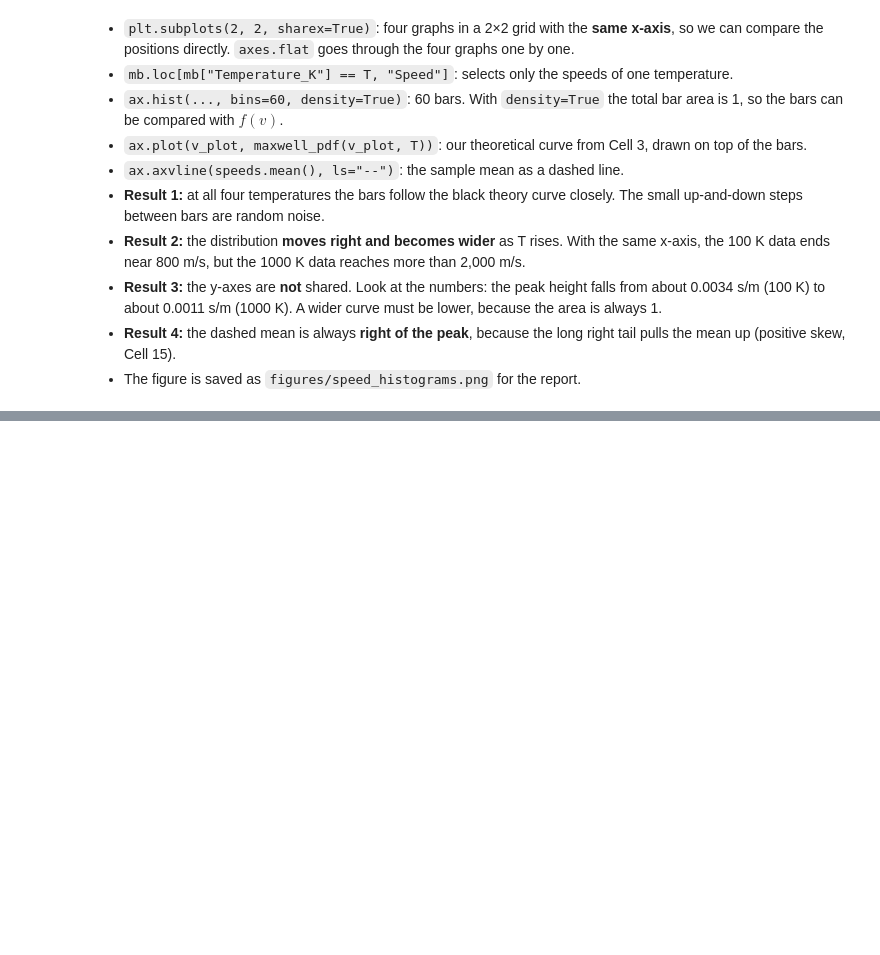
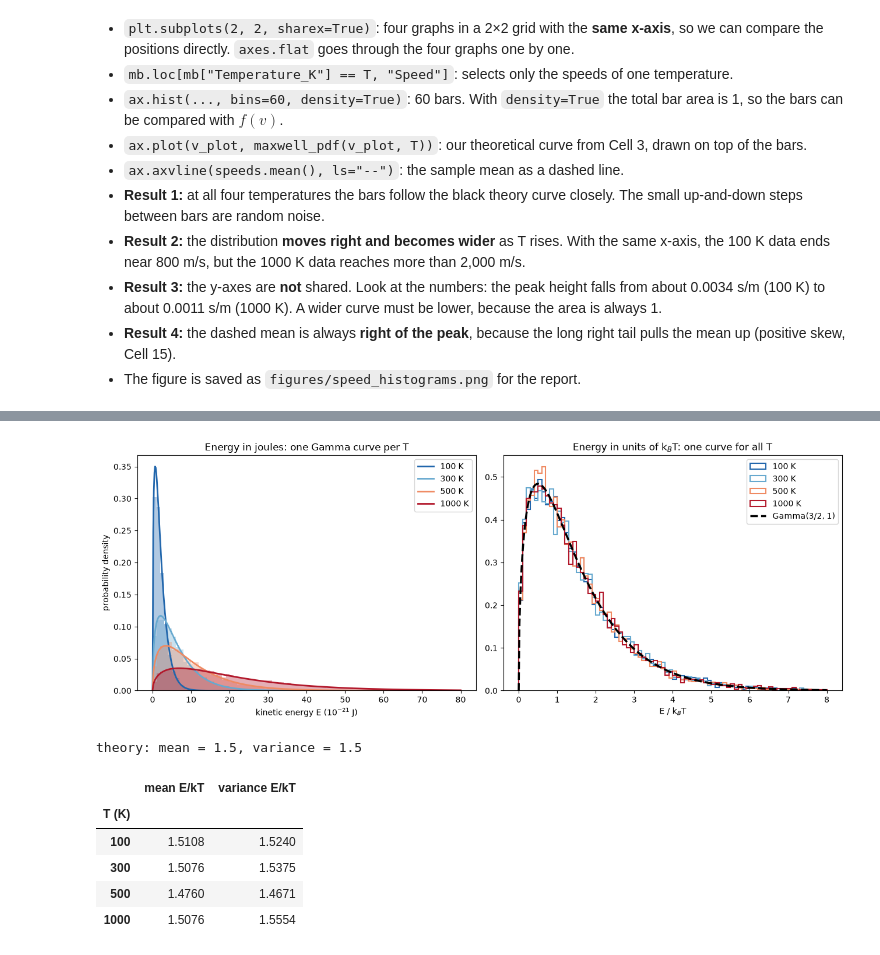
Before and after one commit to 2026023DataAnalysis/Strategy_thinking, a Jupyter notebook: Fluid Data Analytic.ipynb, the cells around one changed output, grey strips where cells are left out. Drawn from its saved outputs; the diff is of its cells as text; code cells hidden in the pictures; blank space fills up the shorter version.

```diff
--- a/Fluid Data Analytic.ipynb
+++ b/Fluid Data Analytic.ipynb
@@ -773,0 +879,41 @@ plt.show()
+# %%
+fig, axes = plt.subplots(1, 2, figsize=(13, 5))
+e_line = np.linspace(0, 80, 500)    # energy in units of 1e-21 J
+u_line = np.linspace(0, 8, 400)     # energy in units of k_B T
+rows = []
+
+for T in TEMPERATURES:
+    E = mb.loc[mb["Temperature_K"] == T, "Kinetic_Energy"]
+    kT = K_B * T
+
+    axes[0].hist(E * 1e21, bins=80, range=(0, 80), density=True, color=TEMP_COLORS[T], alpha=0.35)
+    axes[0].plot(e_line, stats.gamma.pdf(e_line, a=1.5, scale=kT * 1e21), color=TEMP_COLORS[T], lw=2, label=f"{T} K")
+
+    axes[1].hist(E / kT, bins=80, range=(0, 8), density=True, histtype="step", color=TEMP_COLORS[T], lw=1.5, label=f"{T} K")
+    rows.append({"T (K)": T, "mean E/kT": (E / kT).mean(), "variance E/kT": (E / kT).var()})
+
+axes[1].plot(u_line, stats.gamma.pdf(u_line, a=1.5), color="black", ls="--", lw=2.5, label="Gamma(3/2, 1)")
+
+axes[0].set_xlabel("kinetic energy E (10$^{-21}$ J)")
+axes[0].set_ylabel("probability density")
+axes[0].set_title("Energy in joules: one Gamma curve per T")
+axes[1].set_xlabel("E / k$_B$T")
+axes[1].set_title("Energy in units of k$_B$T: one curve for all T")
+for ax in axes:
+    ax.legend()
+
+plt.tight_layout()
+plt.savefig("figures/kinetic_energy_gamma.png", dpi=200)
+plt.show()
+
+print("theory: mean = 1.5, variance = 1.5")
+pd.DataFrame(rows).set_index("T (K)").round(4)
+# %% [output]
+[figure, added]
+theory: mean = 1.5, variance = 1.5
+|  | mean E/kT | variance E/kT |
+| T (K) |  |  |
+| 100 | 1.5108 | 1.5240 |
+| 300 | 1.5076 | 1.5375 |
+| 500 | 1.4760 | 1.4671 |
+| 1000 | 1.5076 | 1.5554 |
```
Also changed, not shown: parts of 14 cells of this notebook, 5 other files.
